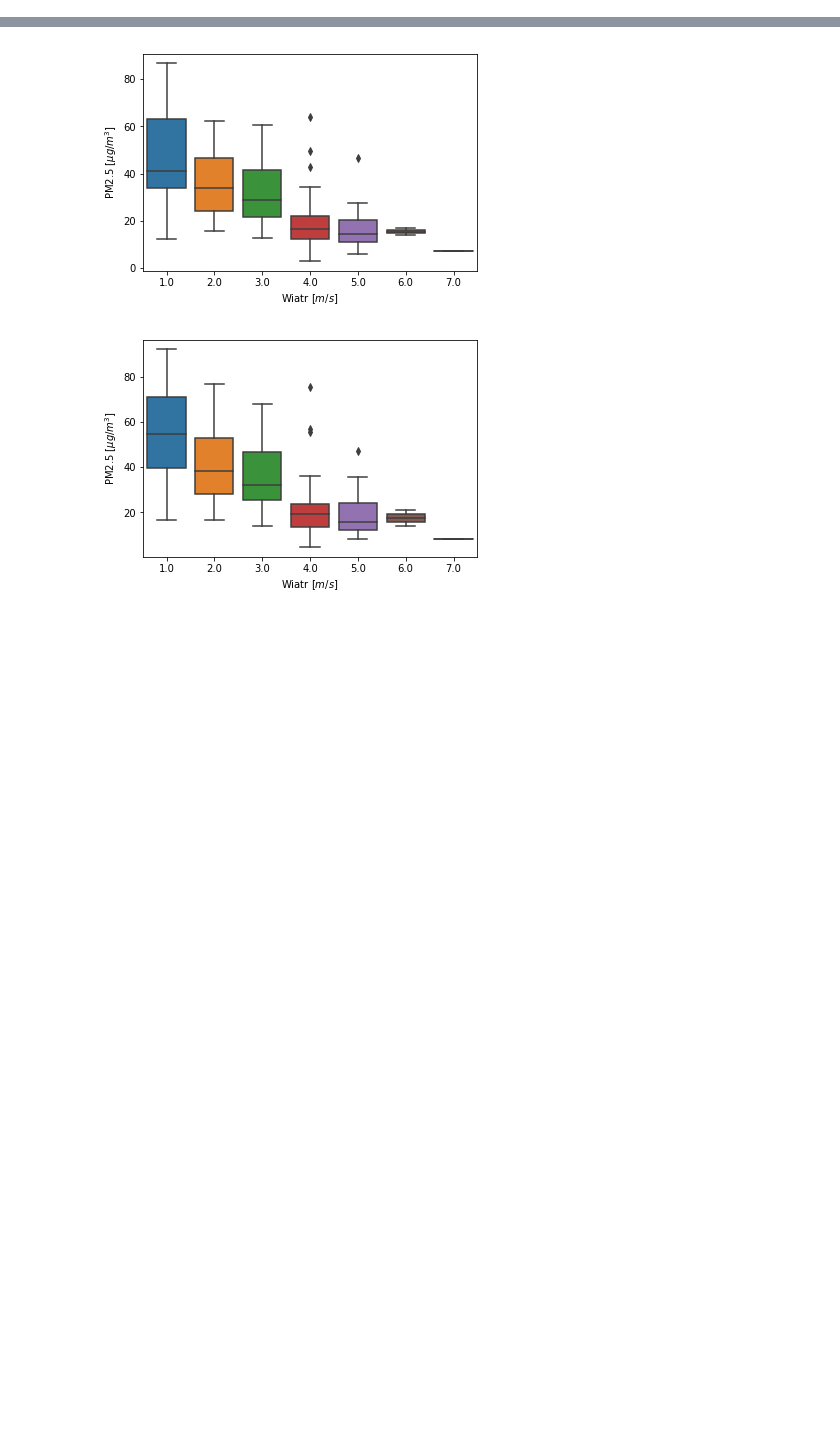
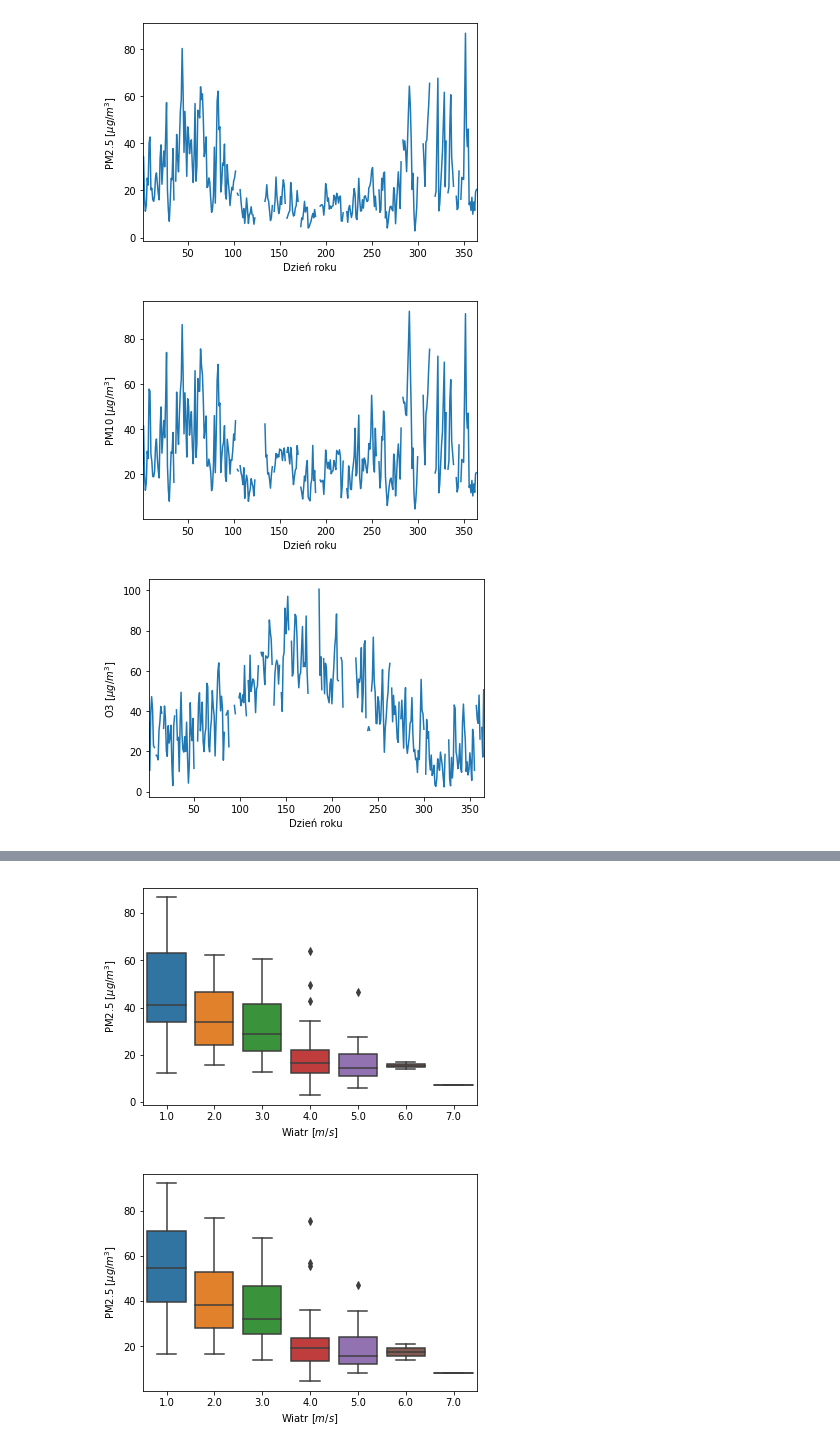
Before and after one commit to KrystianPlackowski/Air-pollution-analysis, a Jupyter notebook: main.ipynb, the cells around one changed output, grey strips where cells are left out. Saved outputs shown, nothing was run; the diff lists cells and outputs as text; code cells hidden in the pictures; blank space fills up the shorter version.

```diff
--- a/main.ipynb
+++ b/main.ipynb
@@ -197,0 +178,8 @@ dane_lato.insert(3, "Dzien_lata", range( 1, 184), True)
+# %%
+plot_and_save(dane_rok, 'Dzien_roku', 'PM2.5', 'output/wykresy roczne/PM2.5.png')
+plot_and_save(dane_rok, 'Dzien_roku', 'PM10', 'output/wykresy roczne/PM10.png')
+plot_and_save(dane_rok, 'Dzien_roku', 'O3', 'output/wykresy roczne/O3.png')
+# %% [output]
+[figure, added]
+[figure, added]
+[figure, added]
```
Also changed, not shown: parts of 48 cells of this notebook.
